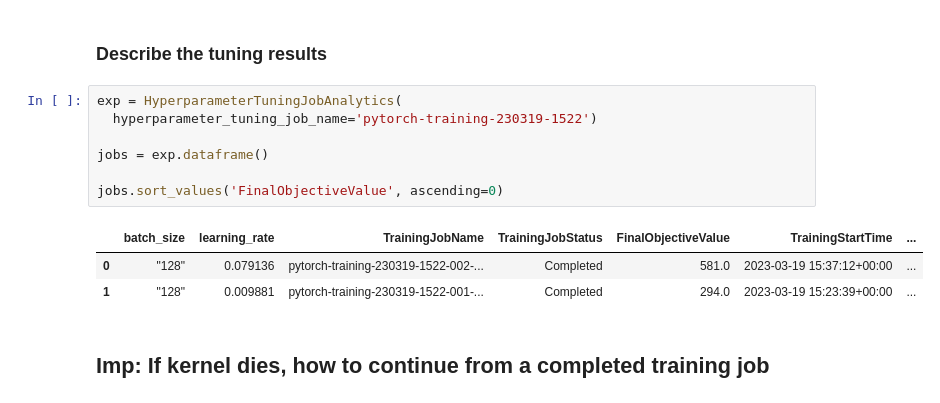
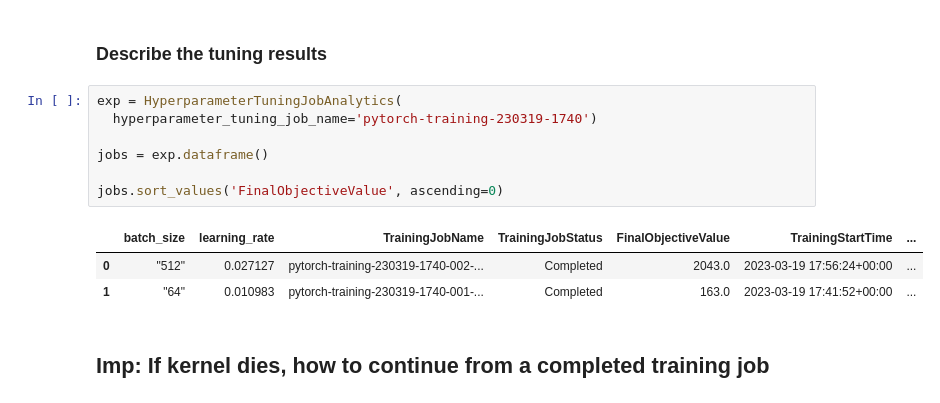
Before and after one commit to archthegit/udacity_project4, a Jupyter notebook: train_and_deploy-solution.ipynb, the cells around one changed output. Drawn from its saved outputs; the diff is of its cells as text.

Commit message:
updated train_and_deploy

```diff
--- a/train_and_deploy-solution.ipynb
+++ b/train_and_deploy-solution.ipynb
@@ -70,15 +70,15 @@ No finished training job found associated with this estimator. Please make sure
 <h3>Describe the tuning results</h3>
 # %%
 exp = HyperparameterTuningJobAnalytics(
-  hyperparameter_tuning_job_name='pytorch-training-230319-1522')
+  hyperparameter_tuning_job_name='pytorch-training-230319-1740')
 
 jobs = exp.dataframe()
 
 jobs.sort_values('FinalObjectiveValue', ascending=0)
 # %% [output]
 |  | batch_size | learning_rate | TrainingJobName | TrainingJobStatus | FinalObjectiveValue | TrainingStartTime | ... |
-| 0 | "128" | 0.079136 | pytorch-training-230319-1522-002-... | Completed | 581.0 | 2023-03-19 15:37:12+00:00 | ... |
-| 1 | "128" | 0.009881 | pytorch-training-230319-1522-001-... | Completed | 294.0 | 2023-03-19 15:23:39+00:00 | ... |
+| 0 | "512" | 0.027127 | pytorch-training-230319-1740-002-... | Completed | 2043.0 | 2023-03-19 17:56:24+00:00 | ... |
+| 1 | "64" | 0.010983 | pytorch-training-230319-1740-001-... | Completed | 163.0 | 2023-03-19 17:41:52+00:00 | ... |
 # %% [markdown]
 ## Imp: If kernel dies, how to continue from a completed training job
 # %%
```
Also changed, not shown: parts of 13 cells of this notebook.
